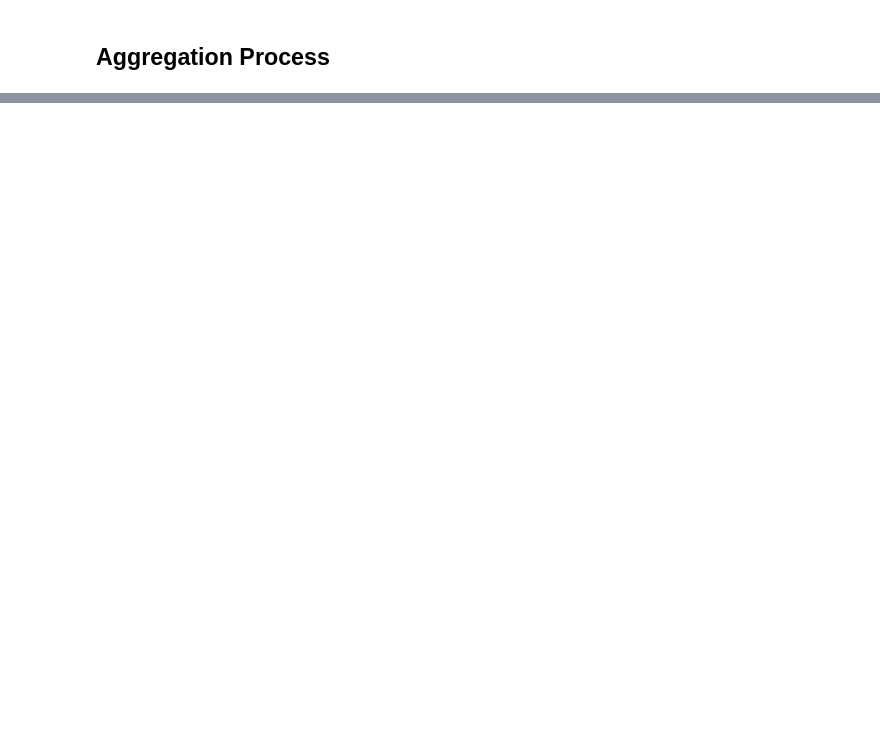
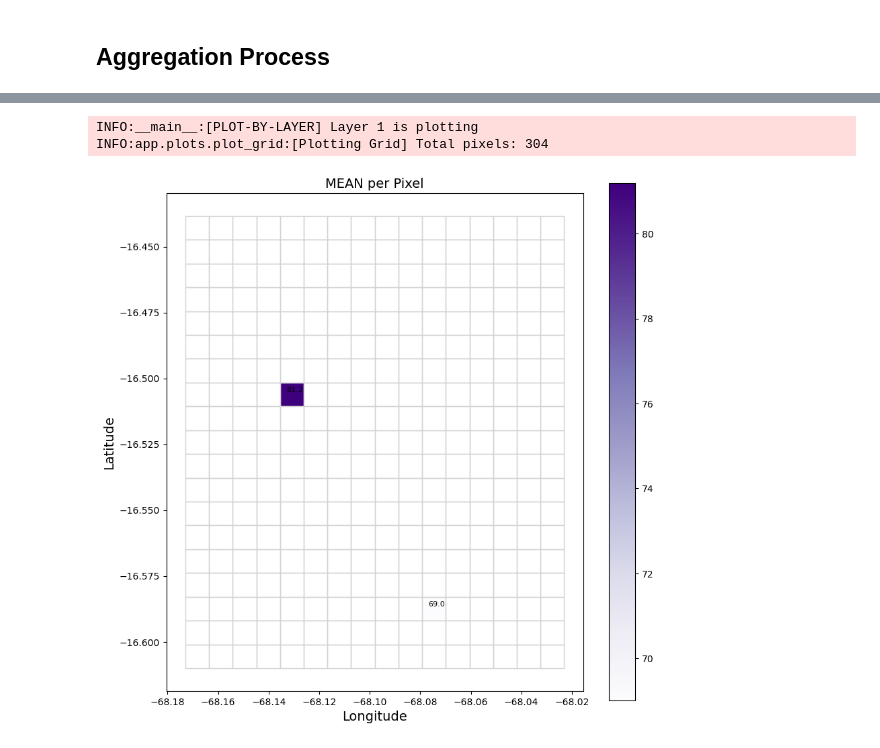
Before and after one commit to PitHurtado/clustering_over_discretization, a Jupyter notebook: notebooks/Playground v0 - pixel aggregation process.ipynb, the cells around one changed output, grey strips where cells are left out. Saved outputs shown, nothing was run; the diff lists cells and outputs as text; code cells hidden in the pictures; blank space fills up the shorter version.

```diff
--- a/notebooks/Playground v0 - pixel aggregation process.ipynb
+++ b/notebooks/Playground v0 - pixel aggregation process.ipynb
@@ -33,0 +142,9 @@ logging.basicConfig(level=logging.INFO)
+# %%
+df_used = df[df.layer == 1].reset_index(drop=True)
+# %%
+merged_df = grid_df.merge(df_used,
+                         left_on="cell_id",
+                         right_on="pixel",
+                         how="left")
+merged_df["demand_daily"] = merged_df["demand_daily"].fillna(0)
+merged_df["pixel"] = merged_df.apply(lambda x: x["pixel"] if not x["pixel"] else x["cell_id"], axis=1)
@@ -33,0 +192,16 @@ logging.basicConfig(level=logging.INFO)
+# %%
+## Ejemplo de construccion de META PIXEL
+# tenemos dos pixels, 42 y 180 (ids)
+df_aux = merged_df.copy()
+df_aux["demand_daily"] = df_aux.apply(lambda x: x["demand_daily"] if x["pixel"] in [42, 180] else 0, axis=1)
+# LAYER 1
+plot_by_layer(
+    layer=1,
+    df=df_aux,
+    geo=grid_df,
+    choice=True,
+)
+# %% [output]
+INFO:__main__:[PLOT-BY-LAYER] Layer 1 is plotting
+INFO:app.plots.plot_grid:[Plotting Grid] Total pixels: 304
+[figure, added]
```
Also changed, not shown: parts of 28 cells of this notebook, 5 other files.
